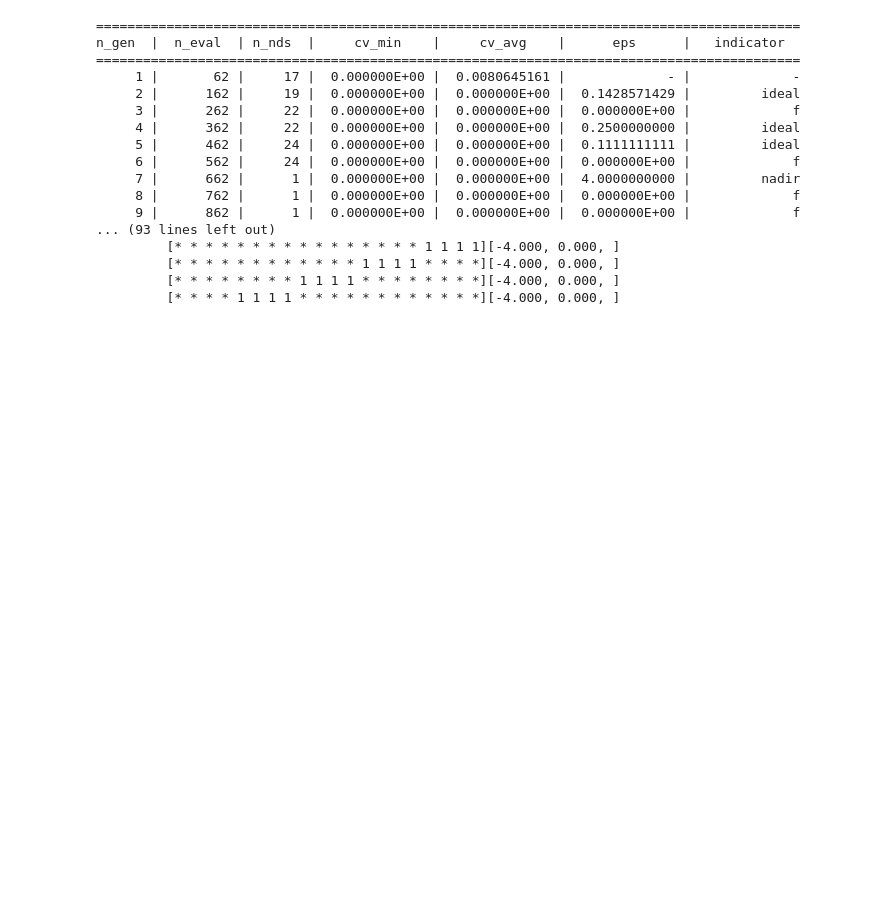
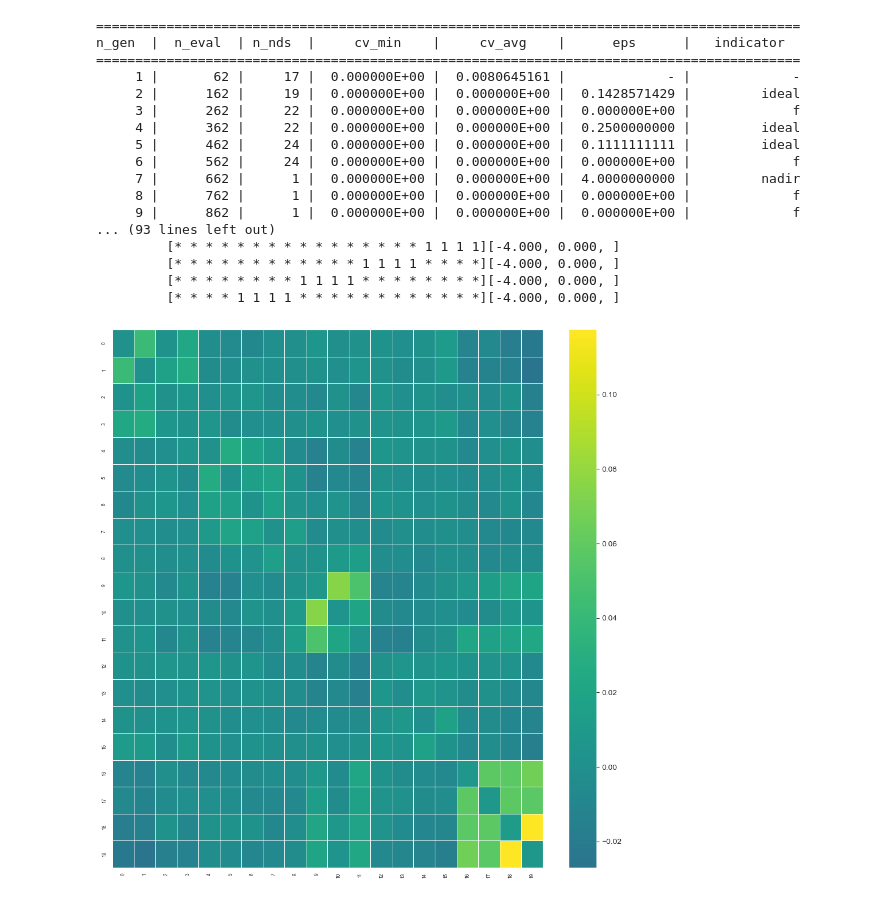
Before and after one commit to Giancarlo-Catalano/PSSearch, a Jupyter notebook: Gian_experimental/just_ad.ipynb, the cells around one changed output. Saved outputs shown, nothing was run; the diff lists cells and outputs as text; code cells hidden in the pictures; blank space fills up the shorter version.

Commit message:
Exploring linkage methods that are more robust to strange distribution

```diff
--- a/Gian_experimental/just_ad.ipynb
+++ b/Gian_experimental/just_ad.ipynb
@@ -2,6 +2,7 @@
 
 from BenchmarkProblems.RoyalRoad import RoyalRoad
 from Core.get_pRef import get_pRef_from_metaheuristic
+from Core.PS import PS
 
 problem = RoyalRoad(5)
 
@@ -10,4 +11,5 @@ pRef = get_pRef_from_metaheuristic(problem=problem,
                                    which_algorithm="GA",
                                    unique=True)
 print(pRef)
+to_explain = PS.from_string("1"*20)
 # %% [output]
@@ -20,7 +22,7 @@ from Core.PSMetric.Linkage.TraditionalPerturbationLinkage import TraditionalPert
 
 pattern_1 = PS.from_string("1"*4 + "*" * 16)
 pattern_2 = PS.from_string("1"*2 + "*"*2 +"1"*2 + "*"*2 + "*" * 12)
-to_explain = pRef.get_best_solution()
+
 
 
 
@@ -93,3 +95,14 @@ n_gen  |  n_eval  | n_nds  |     cv_min    |     cv_avg    |      eps      |   i
          [* * * * * * * * * * * * 1 1 1 1 * * * *][-4.000, 0.000, ]
          [* * * * * * * * 1 1 1 1 * * * * * * * *][-4.000, 0.000, ]
          [* * * * 1 1 1 1 * * * * * * * * * * * *][-4.000, 0.000, ]
+# %%
+from utils import show_matrix_with_colours
+from Core.PSMetric.Linkage.ValueSpecificMutualInformation import FasterSolutionSpecificMutualInformation
+
+mi = FasterSolutionSpecificMutualInformation()
+mi.set_pRef(pRef)
+mi.set_solution(to_explain)
+
+show_matrix_with_colours(mi.linkage_table)
+# %% [output]
+[figure, added]
```
Also changed, not shown: parts of 4 cells of this notebook, 5 other files.
